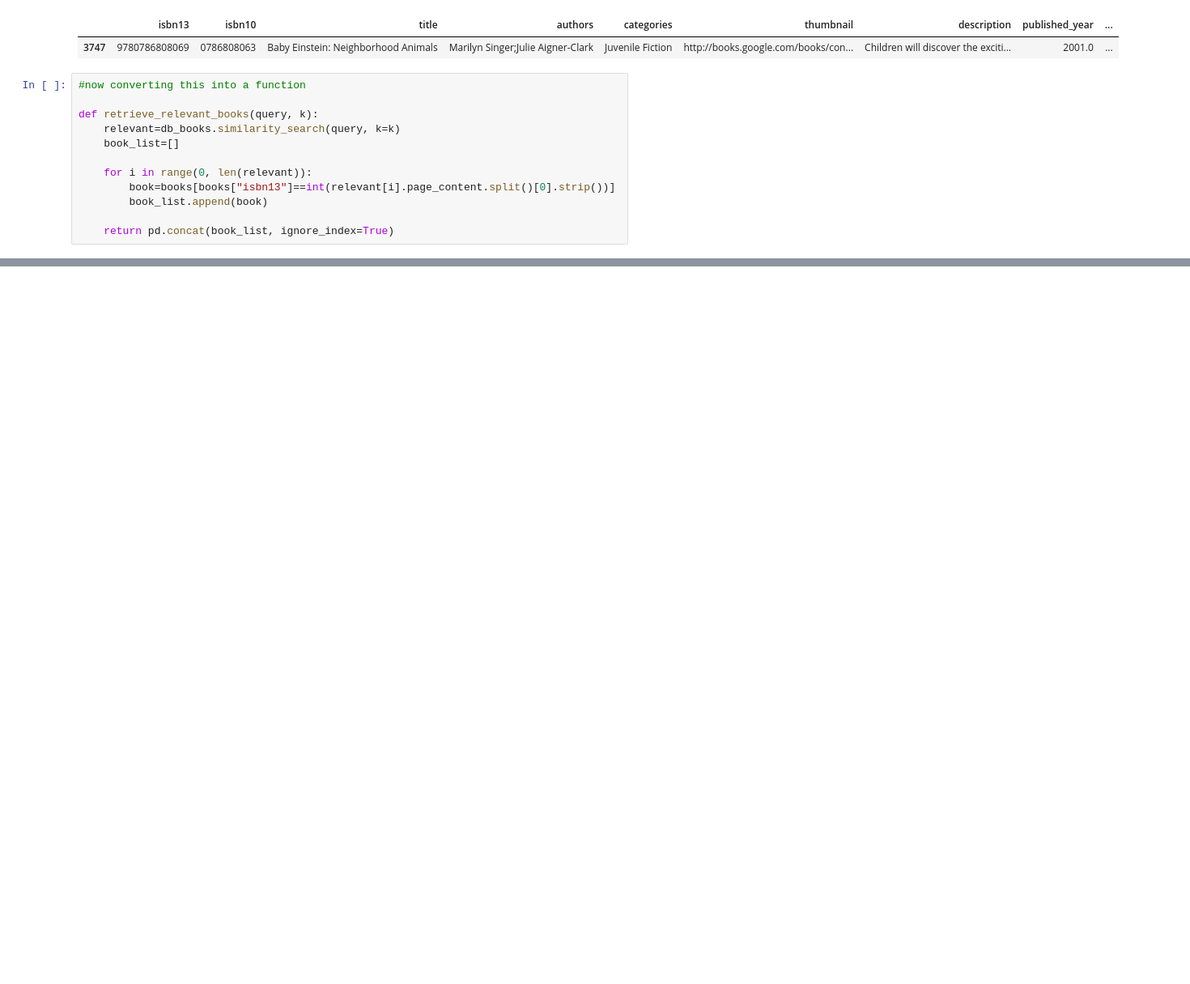
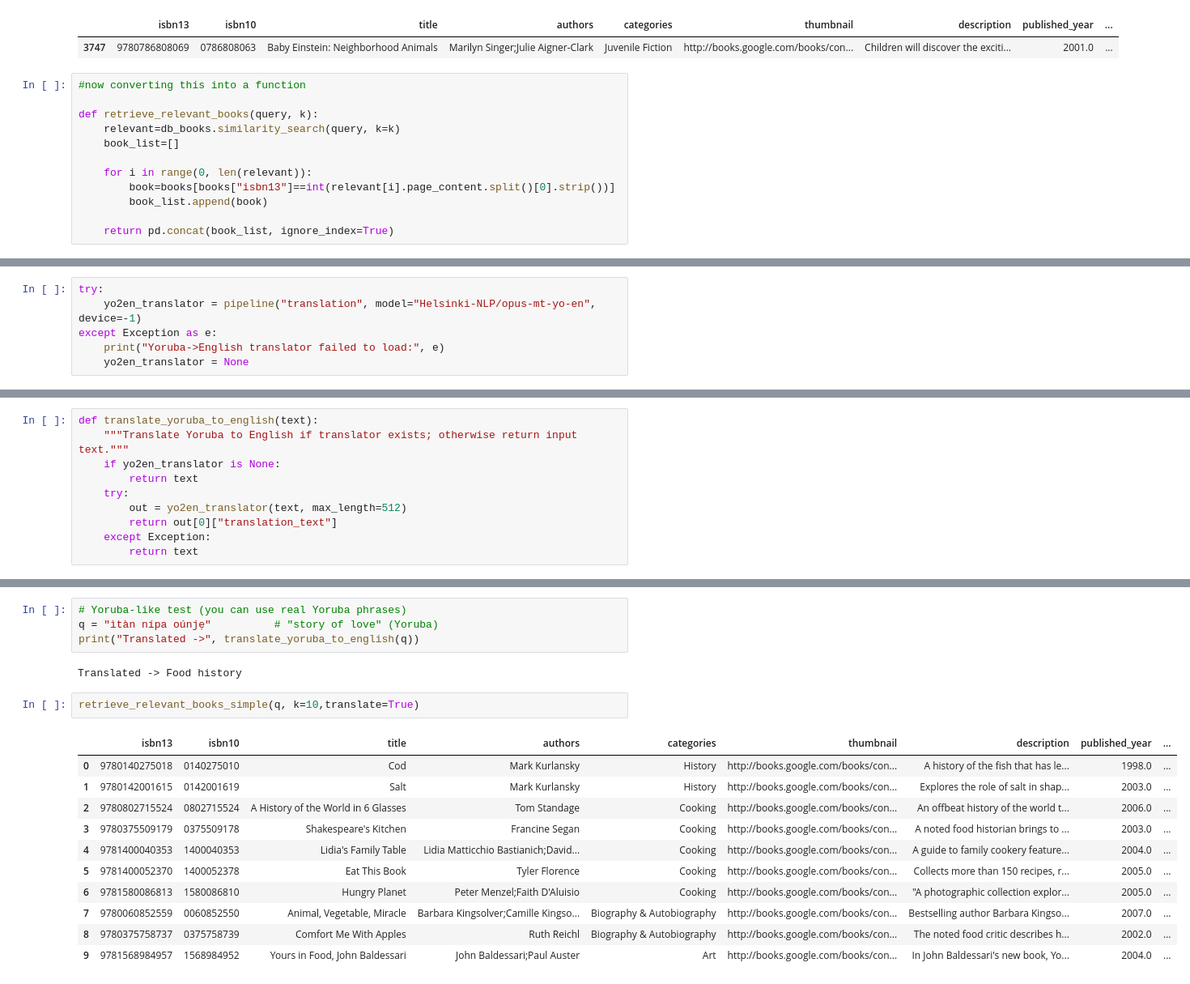
Before and after one commit to Olubusolami-R/bilingual-semantic-book-recommender, a Jupyter notebook: vector-search.ipynb, the cells around one changed output, grey strips where cells are left out. Shown: that part at 81% size. Saved outputs shown, nothing was run; the diff lists cells and outputs as text; blank space fills up the shorter version.

```diff
--- a/vector-search.ipynb
+++ b/vector-search.ipynb
@@ -96,0 +128,6 @@ retrieve_relevant_books("A book about food",10)
+# %%
+try:
+    yo2en_translator = pipeline("translation", model="Helsinki-NLP/opus-mt-yo-en", device=-1)
+except Exception as e:
+    print("Yoruba->English translator failed to load:", e)
+    yo2en_translator = None
@@ -96,0 +136,10 @@ retrieve_relevant_books("A book about food",10)
+# %%
+def translate_yoruba_to_english(text):
+    """Translate Yoruba to English if translator exists; otherwise return input text."""
+    if yo2en_translator is None:
+        return text
+    try:
+        out = yo2en_translator(text, max_length=512)
+        return out[0]["translation_text"]
+    except Exception:
+        return text
@@ -96,0 +198,20 @@ retrieve_relevant_books("A book about food",10)
+# %%
+# Yoruba-like test (you can use real Yoruba phrases)
+q = "ìtàn nípa oúnjẹ"          # "story of love" (Yoruba)
+print("Translated ->", translate_yoruba_to_english(q))
+# %% [output]
+Translated -> Food history
+# %%
+retrieve_relevant_books_simple(q, k=10,translate=True)
+# %% [output]
+|  | isbn13 | isbn10 | title | authors | categories | thumbnail | description | published_year | ... |
+| 0 | 9780140275018 | 0140275010 | Cod | Mark Kurlansky | History | http://books.google.com/books/con... | A history of the fish that has le... | 1998.0 | ... |
+| 1 | 9780142001615 | 0142001619 | Salt | Mark Kurlansky | History | http://books.google.com/books/con... | Explores the role of salt in shap... | 2003.0 | ... |
+| 2 | 9780802715524 | 0802715524 | A History of the World in 6 Glasses | Tom Standage | Cooking | http://books.google.com/books/con... | An offbeat history of the world t... | 2006.0 | ... |
+| 3 | 9780375509179 | 0375509178 | Shakespeare's Kitchen | Francine Segan | Cooking | http://books.google.com/books/con... | A noted food historian brings to ... | 2003.0 | ... |
+| 4 | 9781400040353 | 1400040353 | Lidia's Family Table | Lidia Matticchio Bastianich;David... | Cooking | http://books.google.com/books/con... | A guide to family cookery feature... | 2004.0 | ... |
+| 5 | 9781400052370 | 1400052378 | Eat This Book | Tyler Florence | Cooking | http://books.google.com/books/con... | Collects more than 150 recipes, r... | 2005.0 | ... |
+| 6 | 9781580086813 | 1580086810 | Hungry Planet | Peter Menzel;Faith D'Aluisio | Cooking | http://books.google.com/books/con... | "A photographic collection explor... | 2005.0 | ... |
+| 7 | 9780060852559 | 0060852550 | Animal, Vegetable, Miracle | Barbara Kingsolver;Camille Kingso... | Biography & Autobiography | http://books.google.com/books/con... | Bestselling author Barbara Kingso... | 2007.0 | ... |
+| 8 | 9780375758737 | 0375758739 | Comfort Me With Apples | Ruth Reichl | Biography & Autobiography | http://books.google.com/books/con... | The noted food critic describes h... | 2002.0 | ... |
+| 9 | 9781568984957 | 1568984952 | Yours in Food, John Baldessari | John Baldessari;Paul Auster | Art | http://books.google.com/books/con... | In John Baldessari's new book, Yo... | 2004.0 | ... |
```
Also changed, not shown: parts of 6 cells of this notebook.
